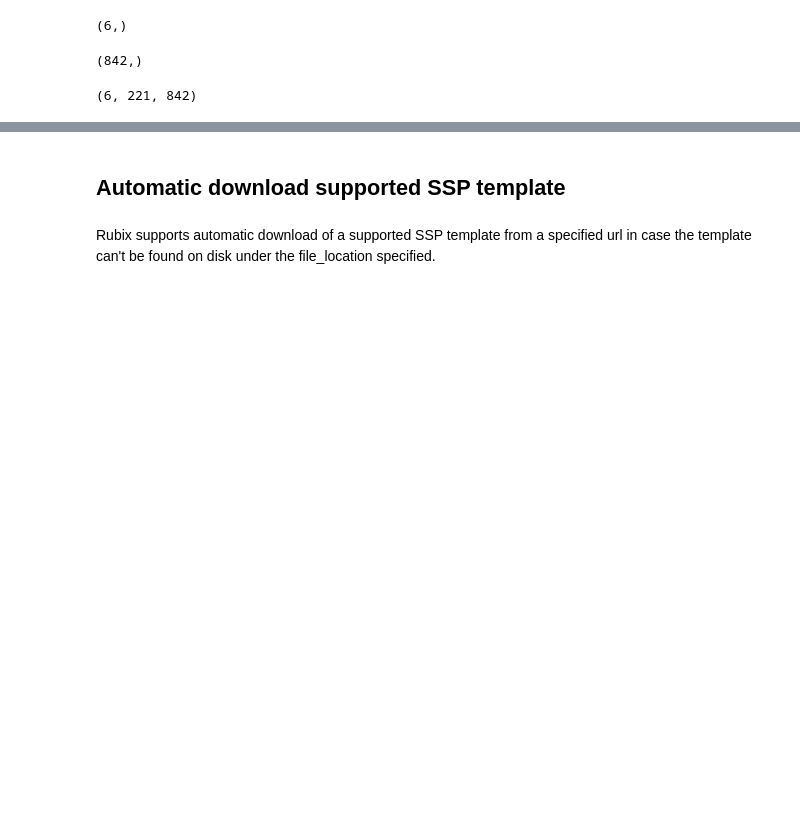
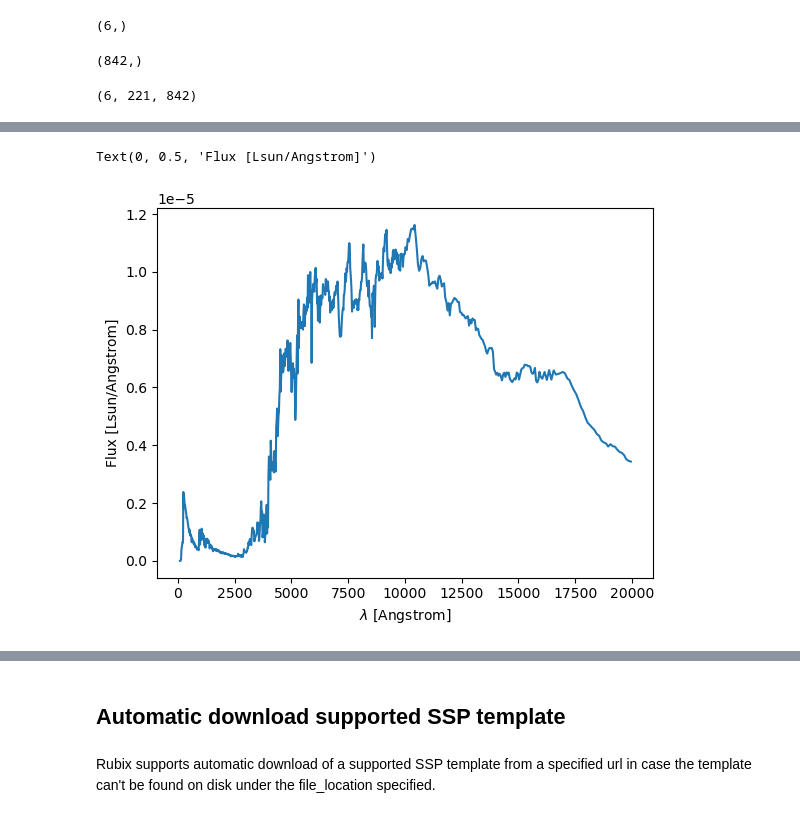
Before and after one commit to ufuk-cakir/rubix, a Jupyter notebook: notebooks/ssp_template.ipynb, the cells around one changed output, grey strips where cells are left out. Saved outputs shown, nothing was run; the diff lists cells and outputs as text; code cells hidden in the pictures; blank space fills up the shorter version.

```diff
--- a/notebooks/ssp_template.ipynb
+++ b/notebooks/ssp_template.ipynb
@@ -85,0 +139,8 @@ ssp.flux.shape
+# %%
+plt.plot(ssp.wavelength,ssp.flux[-1][-1])
+plt.xlabel(r'$\lambda$ [%s]'%config["fields"]["wavelength"]["units"])
+plt.ylabel(r'Flux [%s]'%config["fields"]["flux"]["units"])
+#plt.yscale("log")
+# %% [output]
+Text(0, 0.5, 'Flux [Lsun/Angstrom]')
+[figure, added]
```
Also changed, not shown: parts of 18 cells of this notebook.
